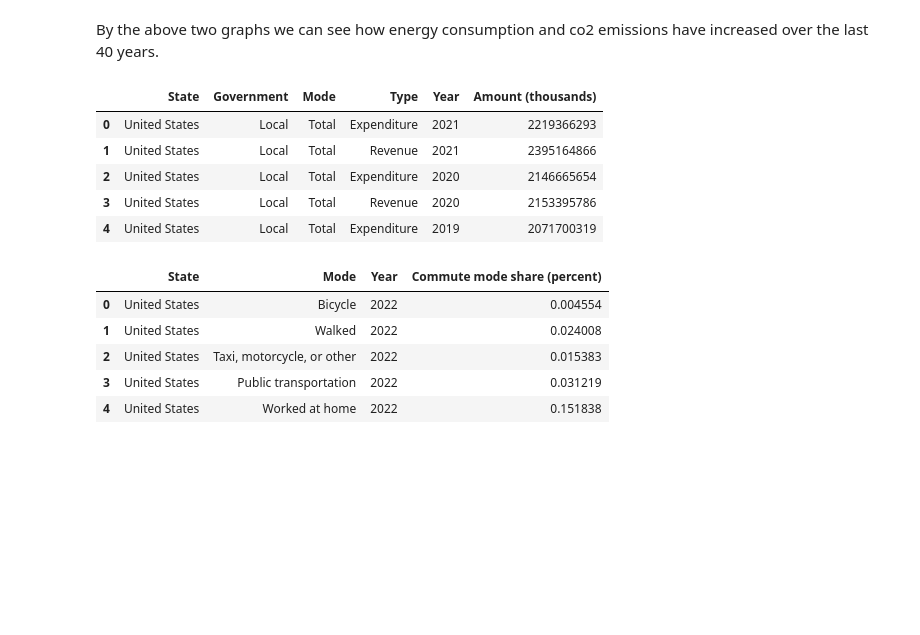
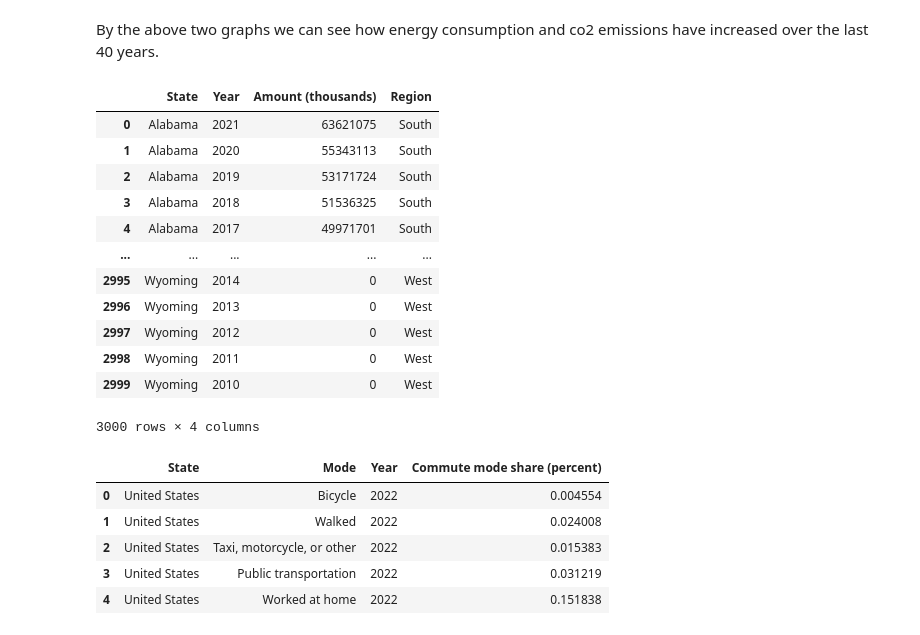
Before and after one commit to wkapner/GSB544Project, a Jupyter notebook: ProjectDan.ipynb, the cells around one changed output. Cells and saved outputs as stored; diff of their text form; code cells hidden in the pictures; blank space fills up the shorter version.

```diff
--- a/ProjectDan.ipynb
+++ b/ProjectDan.ipynb
@@ -95,3 +96,8 @@ Try using .loc[row_indexer,col_indexer] = value instead
 See the caveats in the documentation: https://pandas.pydata.org/pandas-docs/stable/user_guide/indexing.html#returning-a-view-versus-a-copy
 [figure]
 [figure]
+# %%
+years = [year for year in range(2010, 2022)]
+grouped_transport_energy_co2["Measure"] = "Co2"
+grouped_transport_energy_co2.rename(columns={"Year of Year": "Year"}, inplace=True)
+transport_co2 = grouped_transport_energy_co2[grouped_transport_energy_co2["Year"].isin(years)].reset_index(drop=True)
@@ -98,15 +124,40 @@ See the caveats in the documentation: https://pandas.pydata.org/pandas-docs/stab
 # %% [markdown]
 By the above two graphs we can see how energy consumption and co2 emissions have increased over the last 40 years.
-# %%
-revenue = pd.read_csv("RevenueData.csv", encoding='UTF-16', delimiter = "\t")
-revenue.head()
-# %% [output]
-|  | State | Government | Mode | Type | Year | Amount (thousands) |
-| 0 | United States | Local | Total | Expenditure | 2021 | 2219366293 |
-| 1 | United States | Local | Total | Revenue | 2021 | 2395164866 |
-| 2 | United States | Local | Total | Expenditure | 2020 | 2146665654 |
-| 3 | United States | Local | Total | Revenue | 2020 | 2153395786 |
-| 4 | United States | Local | Total | Expenditure | 2019 | 2071700319 |
+# %%
+revenue = pd.read_csv("RevenueData.csv", encoding='UTF-16', delimiter = "\t")
+
+# Take only Transportation data and State and Local Gov
+transport_revenue = revenue[revenue["Mode"] == "Transit"]
+transport_revenue_sl = revenue[revenue["Government"] == "State and Local"]
+# Create two df, one for revenue and one for expenditure
+transport_revenue_exp = transport_revenue_sl[transport_revenue_sl['Type'] == "Expenditure"]
+transport_revenue_rev = transport_revenue_sl[transport_revenue_sl['Type'] == "Revenue"]
+# Now can drop Gov, Mode and Type columns
+transport_revenue_exp_drop = transport_revenue_exp.drop(columns= ["Government", "Mode", "Type"])
+transport_revenue_rev_drop = transport_revenue_rev.drop(columns= ["Government", "Mode", "Type"])
+# Create Region column
+transport_revenue_exp_drop["Region"] = transport_revenue_exp_drop["State"].apply(state_to_region)
+transport_revenue_rev_drop["Region"] = transport_revenue_rev_drop["State"].apply(state_to_region)
+# Drop US Territory
+transport_exp_ = transport_revenue_exp_drop[transport_revenue_exp_drop["Region"] != "US Territory"]
+transport_rev_ = transport_revenue_rev_drop[transport_revenue_rev_drop["Region"] != "US Territory"]
+# Keep only 2010 - 2021
+transport_exp = transport_exp_[transport_exp_["Year"].isin(years)].reset_index(drop=True)
+transport_rev = transport_rev_[transport_rev_["Year"].isin(years)].reset_index(drop=True)
+# %% [output]
+|  | State | Year | Amount (thousands) | Region |
+| 0 | Alabama | 2021 | 63621075 | South |
+| 1 | Alabama | 2020 | 55343113 | South |
+| 2 | Alabama | 2019 | 53171724 | South |
+| 3 | Alabama | 2018 | 51536325 | South |
+| 4 | Alabama | 2017 | 49971701 | South |
+| ... | ... | ... | ... | ... |
+| 2995 | Wyoming | 2014 | 0 | West |
+| 2996 | Wyoming | 2013 | 0 | West |
+| 2997 | Wyoming | 2012 | 0 | West |
+| 2998 | Wyoming | 2011 | 0 | West |
+| 2999 | Wyoming | 2010 | 0 | West |
+3000 rows × 4 columns
 # %%
 commute = pd.read_csv("CommuteData.csv", encoding='UTF-16', delimiter = "\t")
 commute.head()
```
Also changed, not shown: parts of 3 cells of this notebook.
